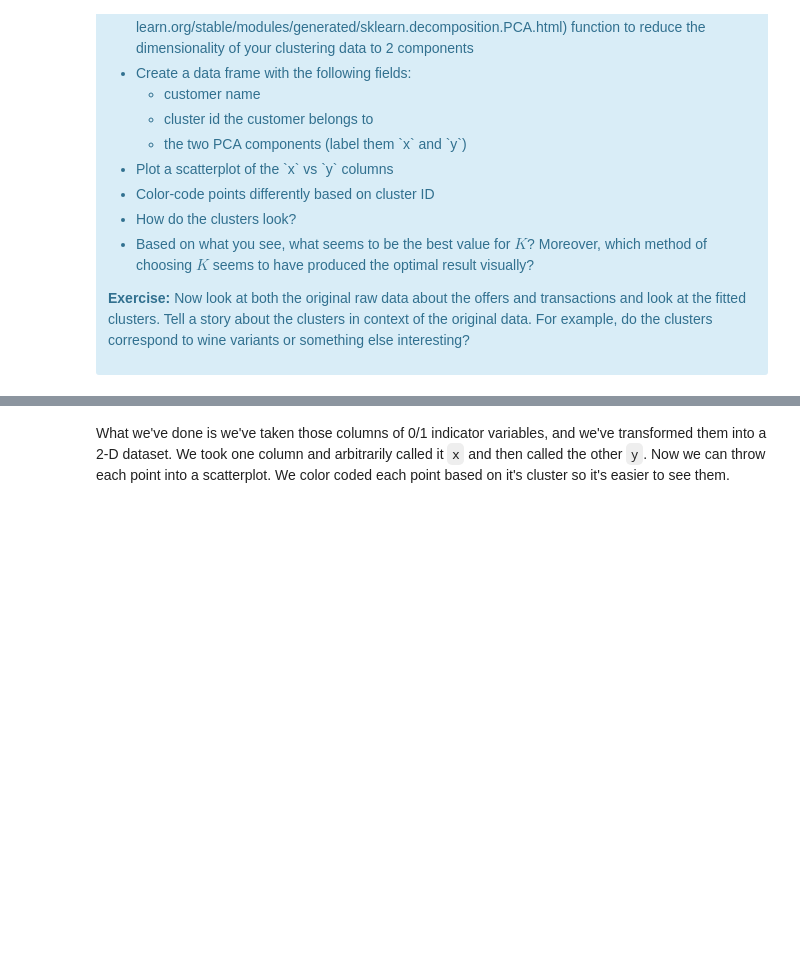
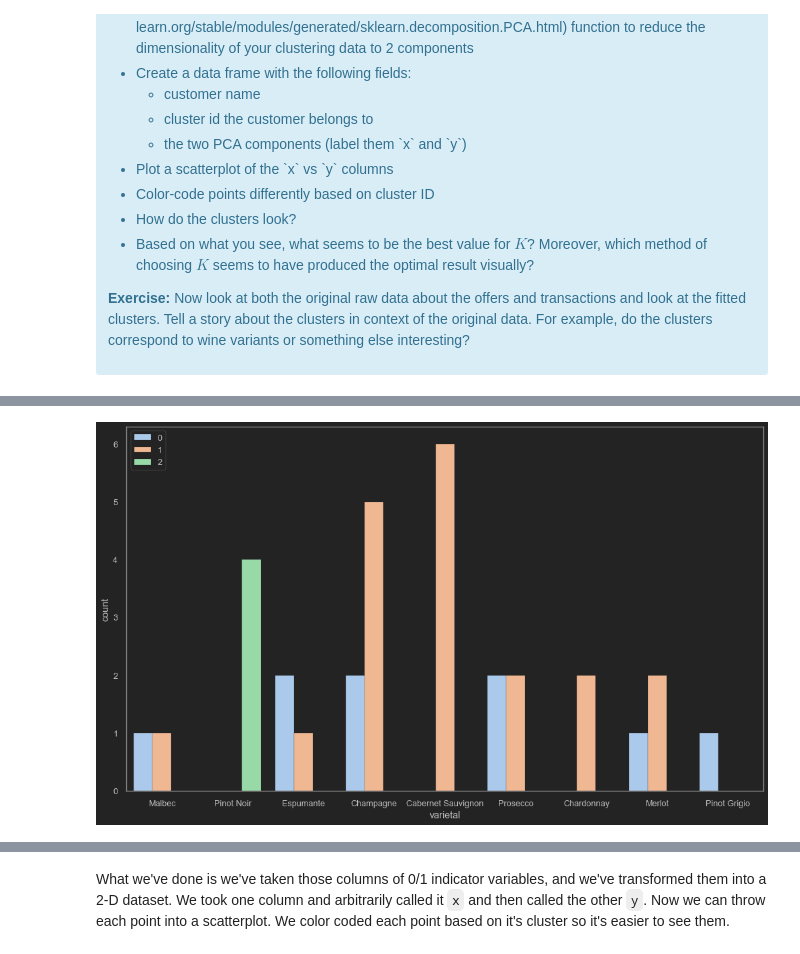
Before and after one commit to aMehdipour/Springboard-Machine-Learning-Mini-Projects, a Jupyter notebook: Mini_Project_Clustering.ipynb, the cells around one changed output, grey strips where cells are left out. Cells and saved outputs as stored; diff of their text form; code cells hidden in the pictures; blank space fills up the shorter version.

```diff
--- a/Mini_Project_Clustering.ipynb
+++ b/Mini_Project_Clustering.ipynb
@@ -288,0 +370,21 @@ for k in range(2,10):
+# %%
+# Since three clusters seems to be the best option, we will choose that
+kmeans = KMeans(n_clusters=3).fit(x_cols)
+labels = kmeans.fit_predict(x_cols)
+df = pd.DataFrame({'customers':table.index, 'x':components[:,0], 'y':components[:,1], 'cluster_id':labels})
+# %%
+cluster_df = pd.concat([table, df.set_index('customers')], axis=1)
+cluster_df.drop(columns=['x','y'], inplace=True)
+cluster_df.sort_values(by='cluster_id', inplace=True)
+cluster_df = cluster_df.groupby('cluster_id').agg('sum')
+temp = cluster_df.idxmax(axis=0)
+temp.name = 'cluster_id'
+temp = pd.DataFrame(temp)
+cluster_df = pd.concat([temp, df_offers.set_index('offer_id')], axis=1)
+# %%
+plt.figure(figsize=(17,10))
+sns.countplot(x='varietal', hue='cluster_id', data=cluster_df, palette='pastel')
+plt.legend( loc='upper left')
+plt.show()
+# %% [output]
+[figure, added]
```
Also changed, not shown: parts of 8 cells of this notebook, 1 other file.
